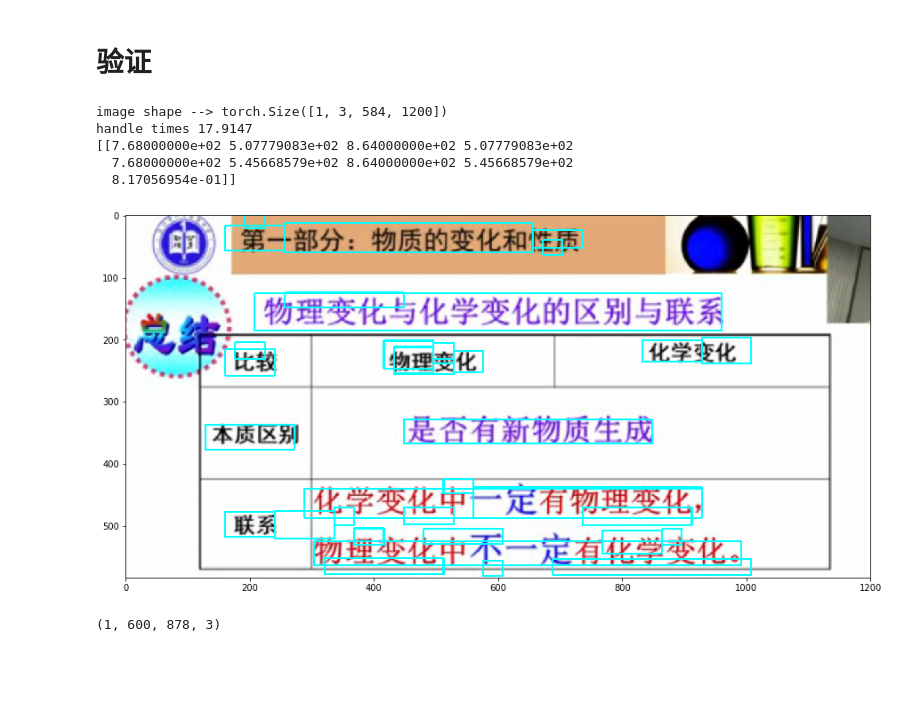
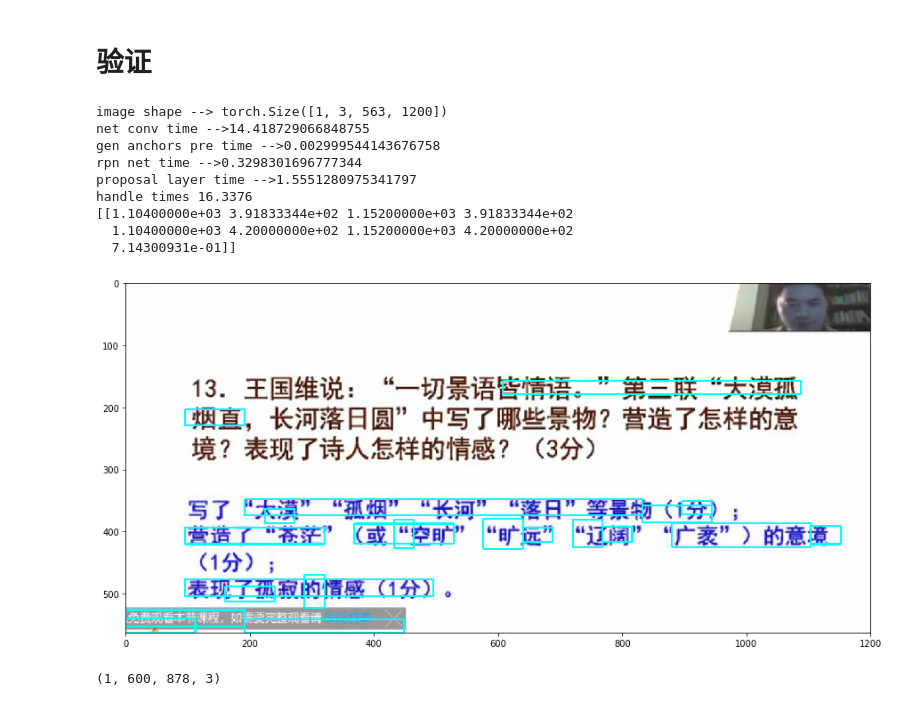
Before and after one commit to hecongziyu/myproject, a Jupyter notebook: object detect/text detect.ipynb, the cells around one changed output. Drawn from its saved outputs; the diff is of its cells as text; code cells hidden in the pictures; blank space fills up the shorter version.

```diff
--- a/object detect/text detect.ipynb
+++ b/object detect/text detect.ipynb
@@ -104,14 +123,14 @@ class Network(nn.Module):
         self._image_gt_summaries = {}
         self._variables_to_fix = {}
 
-    def create_architecture(self, num_classes, tag=None,anchor_scales=(16,), anchor_ratios=(0.5, 1, 2)):
+    def create_architecture(self, num_classes, tag=None,anchor_scales=(16,), anchor_ratios=(0.5, 1, 2), num_anchors=10):
         self._tag = tag
         self._num_classes = num_classes
         self._anchor_scales = anchor_scales
         self._num_scales = len(anchor_scales)
         self._anchor_ratios = anchor_ratios
         self._num_ratios = len(anchor_ratios)
-        self._num_anchors = 10
+        self._num_anchors = num_anchors
         assert tag != None
         # Initialize layers
         self._init_modules()
@@ -168,7 +187,7 @@ class vgg16(Network):
         self.vgg.classifier = nn.Sequential(*list(self.vgg.classifier._modules.values())[:-1])
 
         # Fix the layers before conv3:
-        for layer in range(12):
+        for layer in range(14):
             for p in self.vgg.features[layer].parameters():
                 p.requires_grad = False
 
@@ -294,12 +313,12 @@ feat_stride = [16, ]
 ANCHOR_SCALES = [16]
 ANCHOR_RATIOS = [0.5,1,2]
 MOMENTUM = 0.9
-lr = 0.0001
+lr = 0.001
 DOUBLE_BIAS = True
 BIAS_DECAY = False
 WEIGHT_DECAY = 0.0002
 EPCHO = 5000
-num_anchors = 10
+num_anchors = 5
 RPN_CHANNELS = 512
 beta1=0.5
 
@@ -308,7 +327,8 @@ net = vgg16()
 
 net.create_architecture(imdb.num_classes, tag='default',
                                             anchor_scales=ANCHOR_SCALES,
-                                            anchor_ratios=ANCHOR_RATIOS)
+                                            anchor_ratios=ANCHOR_RATIOS,
+                                            num_anchors=num_anchors)
 params = []
 
 for key, value in dict(net.named_parameters()).items():
@@ -325,9 +345,9 @@ if os.path.exists('D:\\PROJECT_TW\\git\\data\\example\\model\\text_detect_new.pk
     net.load_state_dict(torch.load('D:\\PROJECT_TW\\git\\data\\example\\model\\text_detect_new.pkl'))
 
 
-optimizer = torch.optim.SGD(params,lr=lr, momentum=MOMENTUM)
-# optimizer = torch.optim.Adam(
-#     params, lr=lr, betas=(beta1, 0.999))
+# optimizer = torch.optim.SGD(params,lr=lr, momentum=MOMENTUM)
+optimizer = torch.optim.Adam(
+    params, lr=lr, betas=(beta1, 0.999))
 
 for step in range(EPCHO):
     blobs = data_layer.forward()
@@ -335,7 +355,9 @@ for step in range(EPCHO):
     im_info = blobs['im_info']
     gt_boxes = torch.from_numpy(blobs['gt_boxes'])
     net_conv = net._layers['head'](image)
+#     print('net conv size --> {}'.format(net_conv.size()))
     anchors, length = generate_anchors_pre(net_conv.size(2), net_conv.size(3),feat_stride=feat_stride,anchor_scales=(16,))
+#     print('gen anchors size -->{}'.format(length))
 
     anchors = torch.from_numpy(anchors)
     rpn = F.relu(net.rpn_net(net_conv))  # ( N , C, H, W）
@@ -384,7 +406,8 @@ for step in range(EPCHO):
     if DEBUG:
         print('rpn class score reshape size {}  --> \n {}'.format(rpn_cls_score_reshape.size(),rpn_cls_score_reshape.view(-1,2)))
         print('rpn_labels size {}'.format(rpn_labels.size()))
-        print('rpn labels {} --> \n {}'.format(rpn_labels.size(), rpn_labels))
+        print('rpn bbox targets size {}'.format(rpn_bbox_targets.size()))
+        print('rpn bbox pred size {}'.format(rpn_bbox_pred.size()))
 
     loss,cls_loss,box_loss = _add_loss(rpn_cls_score_reshape,rpn_labels,rpn_bbox_pred,
                      rpn_bbox_targets,rpn_bbox_inside_weights,rpn_bbox_outside_weights)
@@ -553,10 +575,22 @@ def validNet(image_s,im_info):
     print('image shape --> {}'.format(image.size()))
 
     net.eval()
+    start_time = time.time()
     net_conv = net._layers['head'](image)
+    print('net conv time -->{}'.format(time.time()-start_time))
+    start_time = time.time()
+
     anchors, length = generate_anchors_pre(net_conv.size(2), net_conv.size(3),feat_stride=feat_stride,anchor_scales=(16,))
+    print('gen anchors pre time -->{}'.format(time.time()-start_time))
+    start_time = time.time()
+
+
     anchors = torch.from_numpy(anchors)
     rpn = F.relu(net.rpn_net(net_conv))  # ( N , C, H, W）
+    print('rpn net time -->{}'.format(time.time()-start_time))
+    start_time = time.time()
+
+
     rpn_reshape = rpn.permute(0,2,3,1).squeeze(0)
     rpn_blstm,_ = net.rpn_bi_net(rpn_reshape)
     rpn_blstm = F.relu(rpn_blstm)  # 注意另外可以考虑采用batch normal方法对数据进行整理
@@ -592,6 +626,9 @@ def validNet(image_s,im_info):
                                       feat_stride,
                                       anchors,
                                       num_anchors)
+    print('proposal layer time -->{}'.format(time.time()-start_time))
+    start_time = time.time()
+
     return image_s, blob, scores, rpn_cls_prob, rpn_bbox_pred, rpn_cls_score,rpn_cls_prob_reshape
 
 def showValidNet(image,im_info):
@@ -606,40 +643,44 @@ def showValidNet(image,im_info):
     print('handle times {:.4f}'.format((time.time() - start_time)))
     plt.rcParams['figure.figsize'] = 15, 10
     boxes = blob.data.numpy()[:,1:5]
     boxes = boxes.astype(np.int)
     score = scores.data.numpy()
     score = score.reshape(score.shape[0])
     image_new = image_src.reshape(image_src.shape[1],image_src.shape[2], image_src.shape[3])
 
     dets = np.hstack((boxes, score[:, np.newaxis])).astype(np.float32)
 #     print('dets --> \n {}'.format(dets))
     keep = nms.nms(dets, 0.3)
     dets = dets[keep,:]
 
     line = connect_proposal(dets[:, 0:4], dets[:, 4], image_new.shape)
 #     line = line.astype(int)
 #     print(line)
     # image_new = image_src.reshape(image_src.shape[1],image_src.shape[2], image_src.shape[3])
     print(line[0:1])
     save_results('newimg.jpg',image_orig, line, 0.7)
     return rpn_cls_prob, rpn_bbox_pred, rpn_cls_score,rpn_cls_prob_reshape,boxes,score, line,dets,image_new
 
 # img_path = '/home/hecong/temp/data/txtdect/img/2.jpg'
-img_path = 'd:\\6.jpg'
+img_path = 'd:\\9.jpg'
 image = cv2.imread(img_path,cv2.IMREAD_COLOR)
 im_info = [image.shape[0],image.shape[1],1]
 
 rpn_cls_prob, rpn_bbox_pred, rpn_cls_score,rpn_cls_prob_reshape,boxes,score, line,dets,image_new  =  showValidNet(image,im_info)
 
 # testConnectProposal()
 # showValidNet(image,im_info)
 # %% [output]
-image shape --> torch.Size([1, 3, 584, 1200])
-handle times 17.9147
-[[7.68000000e+02 5.07779083e+02 8.64000000e+02 5.07779083e+02
-  7.68000000e+02 5.45668579e+02 8.64000000e+02 5.45668579e+02
-  8.17056954e-01]]
+image shape --> torch.Size([1, 3, 563, 1200])
+net conv time -->14.418729066848755
+gen anchors pre time -->0.002999544143676758
+rpn net time -->0.3298301696777344
+proposal layer time -->1.5551280975341797
+handle times 16.3376
+[[1.10400000e+03 3.91833344e+02 1.15200000e+03 3.91833344e+02
+  1.10400000e+03 4.20000000e+02 1.15200000e+03 4.20000000e+02
+  7.14300931e-01]]
-[figure, old version]
+[figure, new version]
 # %%
 PIXEL_MEANS = np.array([[[102.9801, 115.9465, 122.7717]]])
 image = cv2.imread('d:\\2.jpg',cv2.IMREAD_COLOR)
```
Also changed, not shown: parts of 3 cells of this notebook, 3 other files.
